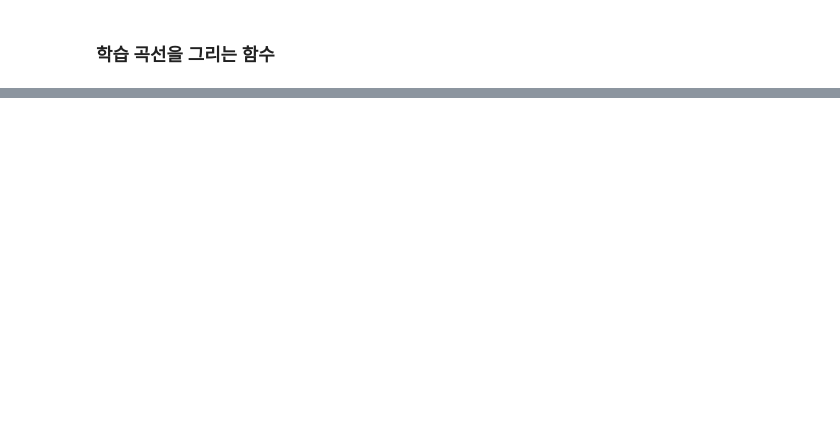
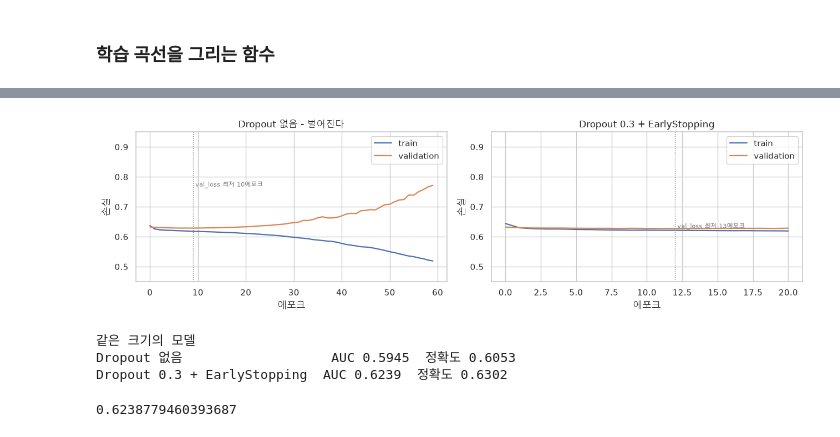
Before and after one commit to wonguwon/KDT0513, a Jupyter notebook: 06_Python/11_dl/01_keras.ipynb, the cells around one changed output, grey strips where cells are left out. Drawn from its saved outputs; the diff is of its cells as text; code cells hidden in the pictures; blank space fills up the shorter version.

```diff
--- a/06_Python/11_dl/01_keras.ipynb
+++ b/06_Python/11_dl/01_keras.ipynb
@@ -233,0 +446,31 @@ def evaluate(name, model, X, y, scaler=None):
+# %%
+es = EarlyStopping(
+    monitor="val_loss",   # 무엇을 볼것인가?
+    patience=8,           # 몇번 참을 것인가?
+    restore_best_weights=True, #참기 전 가장 좋았던 시점으로 되돌린다.
+)
+
+t0 = time.time()
+
+model_drop = build_model(len(FEATURES), hidden=(256,256,128), dropout=0.3)
+print(f"{model_drop.count_params():,}개 / 학습데이터 {int(len(X_train) * 0.8):,}행\n")
+
+hist_drop = model_drop.fit(
+    X_train_s, y_train,
+    epochs=60,
+    batch_size=512,
+    validation_split=0.2,   # 뒤쭉 20%는 검증용으로 뗀다
+    shuffle=False,          # 섞지 않는다(시계열)
+    verbose=0,              # 에포크마다 출력하면 20줄이 나온다. -> 출력을 끈다.
+    callbacks=[es],
+)
+
+ran = len(hist_drop.history["loss"])
+best = int(np.argmin(hist_drop.history["val_loss"])) + 1
+
+print(f"반복 횟수 : {ran}  멈춘지점 : {best}")
+
+print(f"학습시간 : {time.time() - t0:.0f}초\n")
+print("epoch    train_loss  val_loss")
+for i in range(0,20,2):
+    print(f"{i + 1:>5}  {hist_drop.history['loss'][i]:>10.4f}    {hist_drop.history['val_loss'][i]:>10.4f}")
@@ -233,0 +494,16 @@ def evaluate(name, model, X, y, scaler=None):
+# %%
+fig, axes = plt.subplots(1, 2, figsize=(13, 3.8))
+plot_history(hist_big, "Dropout 없음 - 벌어진다", ax=axes[0], ylim=(0.45, 0.95))
+plot_history(hist_drop, "Dropout 0.3 + EarlyStopping", ax=axes[1], ylim=(0.45, 0.95))
+plt.tight_layout()
+plt.show()
+
+print("같은 크기의 모델")
+evaluate("Dropout 없음", model_big, X_test, y_test, scaler)
+evaluate("Dropout 0.3 + EarlyStopping", model_drop, X_test, y_test, scaler)
+# %% [output]
+[figure, added]
+같은 크기의 모델
+Dropout 없음                   AUC 0.5945  정확도 0.6053
+Dropout 0.3 + EarlyStopping  AUC 0.6239  정확도 0.6302
+0.6238779460393687
```
Also changed, not shown: parts of 24 cells of this notebook, 3 other files.
